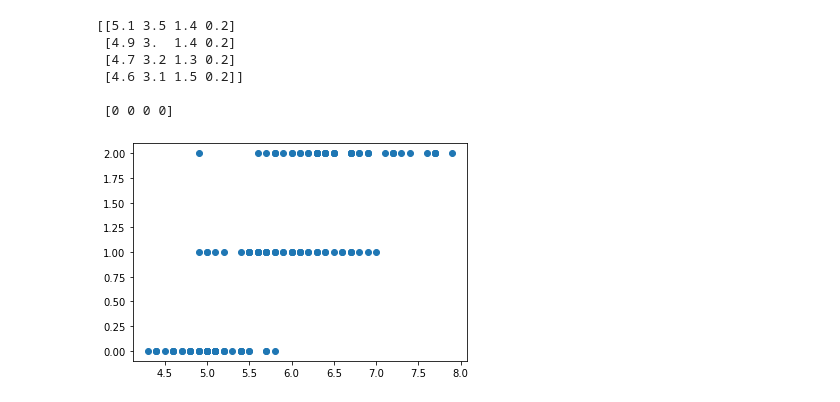
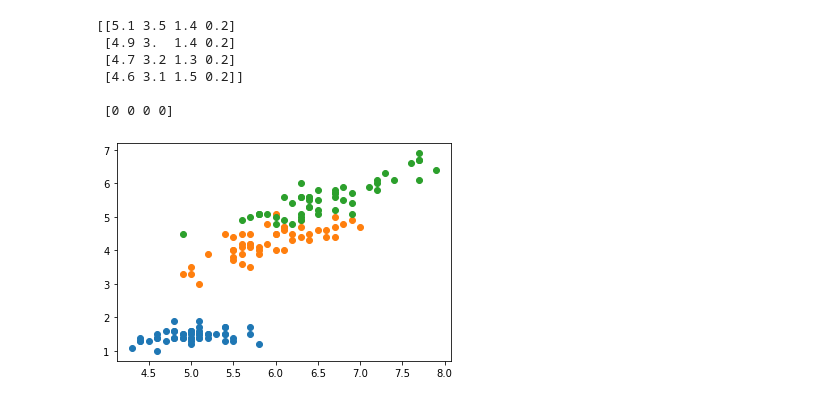
Before and after one commit to Steven-1105/Projet-Analyse-de-donnees, a Jupyter notebook: Projet Analyse de données/minicours_python_numpy_matplotlib_avec_exercices.ipynb, the cells around one changed output. Drawn from its saved outputs; the diff is of its cells as text; code cells hidden in the pictures.

```diff
--- a/Projet Analyse de données/minicours_python_numpy_matplotlib_avec_exercices.ipynb
+++ b/Projet Analyse de données/minicours_python_numpy_matplotlib_avec_exercices.ipynb
@@ -512,7 +512,9 @@ print(X[:4],'\n\n',y[:4])
 # %%
 # Exercice !
 # Affichez graphiquement avec plt.scatter les deux premieres colonnes du jeu de donnees iris
-plt.scatter(X.T[:1],y.T)
+plt.scatter(X[y==0].T[:1],X[y==0].T[1])
+plt.scatter(X[y==1].T[:1],X[y==1].T[1])
+plt.scatter(X[y==2].T[:1],X[y==2].T[1])
 plt.show()
 # %% [output]
-[figure, old version]
+[figure, new version]
```
Also changed, not shown: parts of 1 cell of this notebook.
